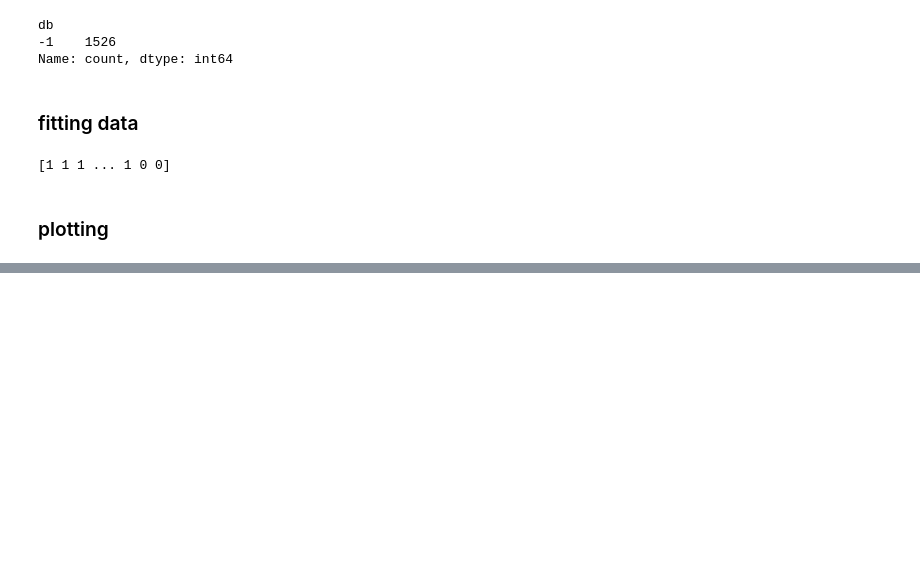
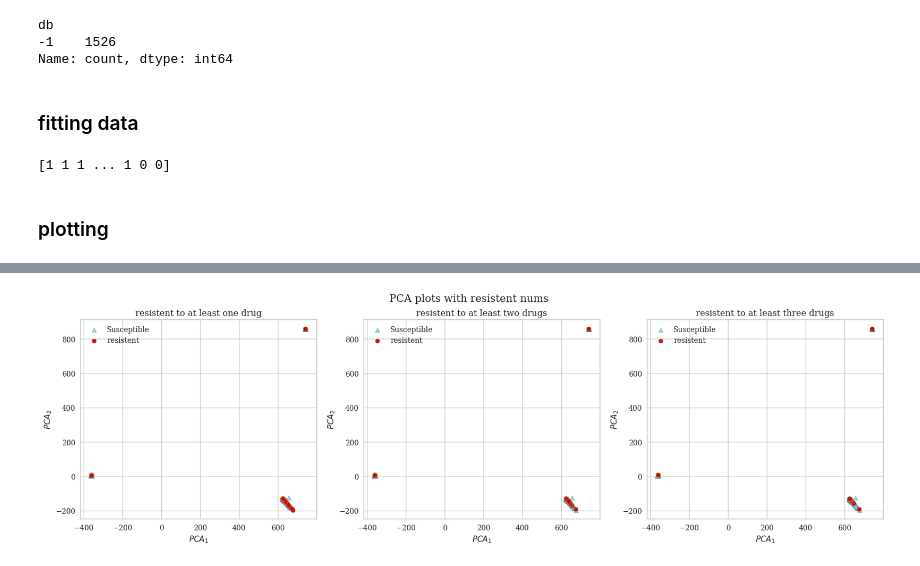
Before and after one commit to BigMasonFang/tb-project, a Jupyter notebook: 0720.ipynb, the cells around one changed output, grey strips where cells are left out. Saved outputs shown, nothing was run; the diff lists cells and outputs as text; code cells hidden in the pictures; blank space fills up the shorter version.

```diff
--- a/0720.ipynb
+++ b/0720.ipynb
@@ -89,7 +81,11 @@ reload(learning)
 
 learner = learning.Learner()
 
+# decomposition
 t_sne_data = learner.tsne(data, n_components=2, perplexity=100)
+pca_data = learner.pca(data, n_components=2)
+isomap_data = learner.isomap(data, n_components=2, n_neighbors=30)
+umap_data = learner.umap(data, n_neighbors=30, min_dist=0.1)
 
 kmeans = learner.kmeans(data, n_clusters=3, random_state=0)
 cluster=kmeans.labels_
@@ -327,0 +105,4 @@ NameError: name 'MiniBatchKMeans' is not defined
+# %%
+ploter.plot_labeled_2D_data(pca_data, labels, 'PCA plots with resistent nums', '$PCA_{1}$', '$PCA_{2}$')
+# %% [output]
+[figure, added]
```
Also changed, not shown: parts of 15 cells of this notebook, 8 other files.
